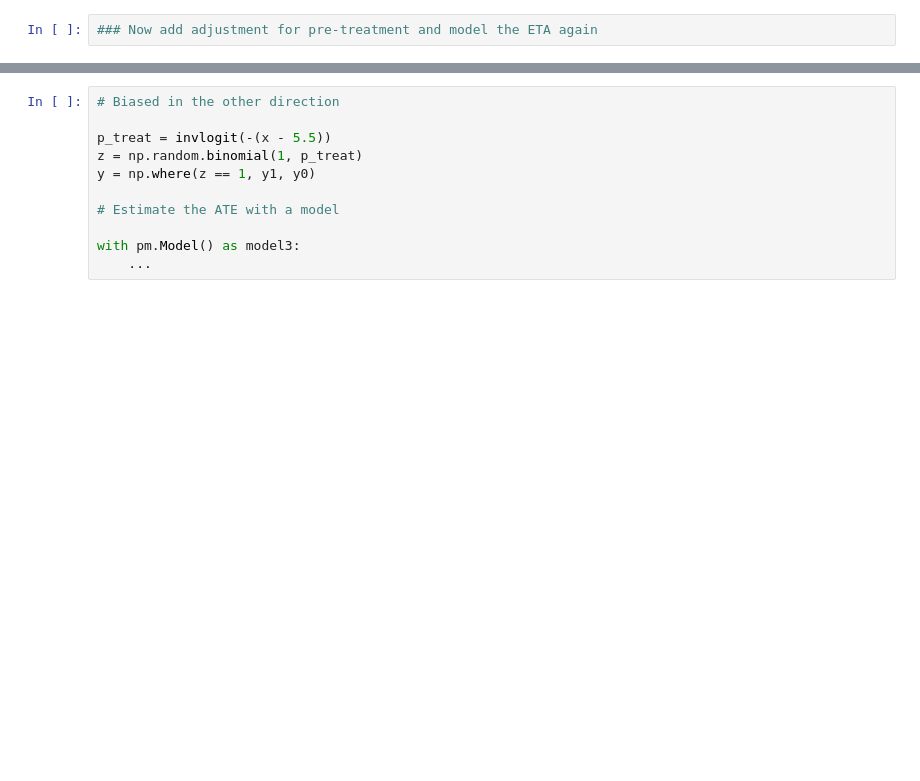
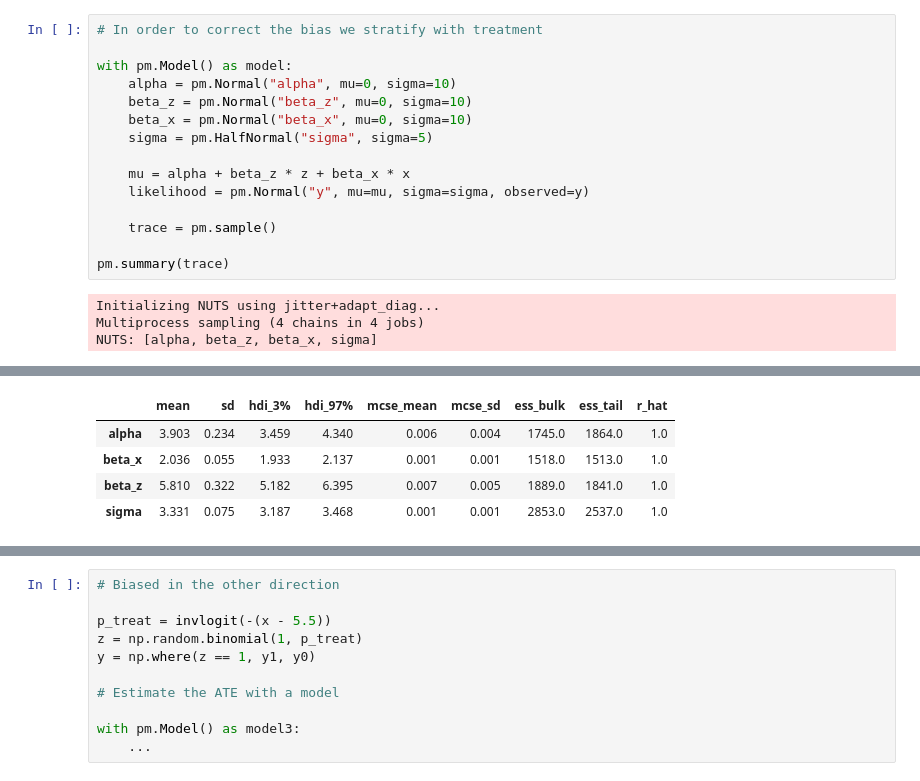
Before and after one commit to tarmojuristo/bayes2025, a Jupyter notebook: basketball.ipynb, the cells around one changed output, grey strips where cells are left out. Drawn from its saved outputs; the diff is of its cells as text; blank space fills up the shorter version.

```diff
--- a/basketball.ipynb
+++ b/basketball.ipynb
@@ -68,2 +118,19 @@ with pm.Model() as model2:
-# %%
-### Now add adjustment for pre-treatment and model the ETA again
+# %%
+# In order to correct the bias we stratify with treatment
+
+with pm.Model() as model:
+    alpha = pm.Normal("alpha", mu=0, sigma=10)
+    beta_z = pm.Normal("beta_z", mu=0, sigma=10)
+    beta_x = pm.Normal("beta_x", mu=0, sigma=10)
+    sigma = pm.HalfNormal("sigma", sigma=5)
+
+    mu = alpha + beta_z * z + beta_x * x
+    likelihood = pm.Normal("y", mu=mu, sigma=sigma, observed=y)
+
+    trace = pm.sample()
+
+pm.summary(trace)
+# %% [output]
+Initializing NUTS using jitter+adapt_diag...
+Multiprocess sampling (4 chains in 4 jobs)
+NUTS: [alpha, beta_z, beta_x, sigma]
@@ -69,0 +140,5 @@ with pm.Model() as model2:
+|  | mean | sd | hdi_3% | hdi_97% | mcse_mean | mcse_sd | ess_bulk | ess_tail | r_hat |
+| alpha | 3.903 | 0.234 | 3.459 | 4.340 | 0.006 | 0.004 | 1745.0 | 1864.0 | 1.0 |
+| beta_x | 2.036 | 0.055 | 1.933 | 2.137 | 0.001 | 0.001 | 1518.0 | 1513.0 | 1.0 |
+| beta_z | 5.810 | 0.322 | 5.182 | 6.395 | 0.007 | 0.005 | 1889.0 | 1841.0 | 1.0 |
+| sigma | 3.331 | 0.075 | 3.187 | 3.468 | 0.001 | 0.001 | 2853.0 | 2537.0 | 1.0 |
```
Also changed, not shown: parts of 15 cells of this notebook, 1 other file.
